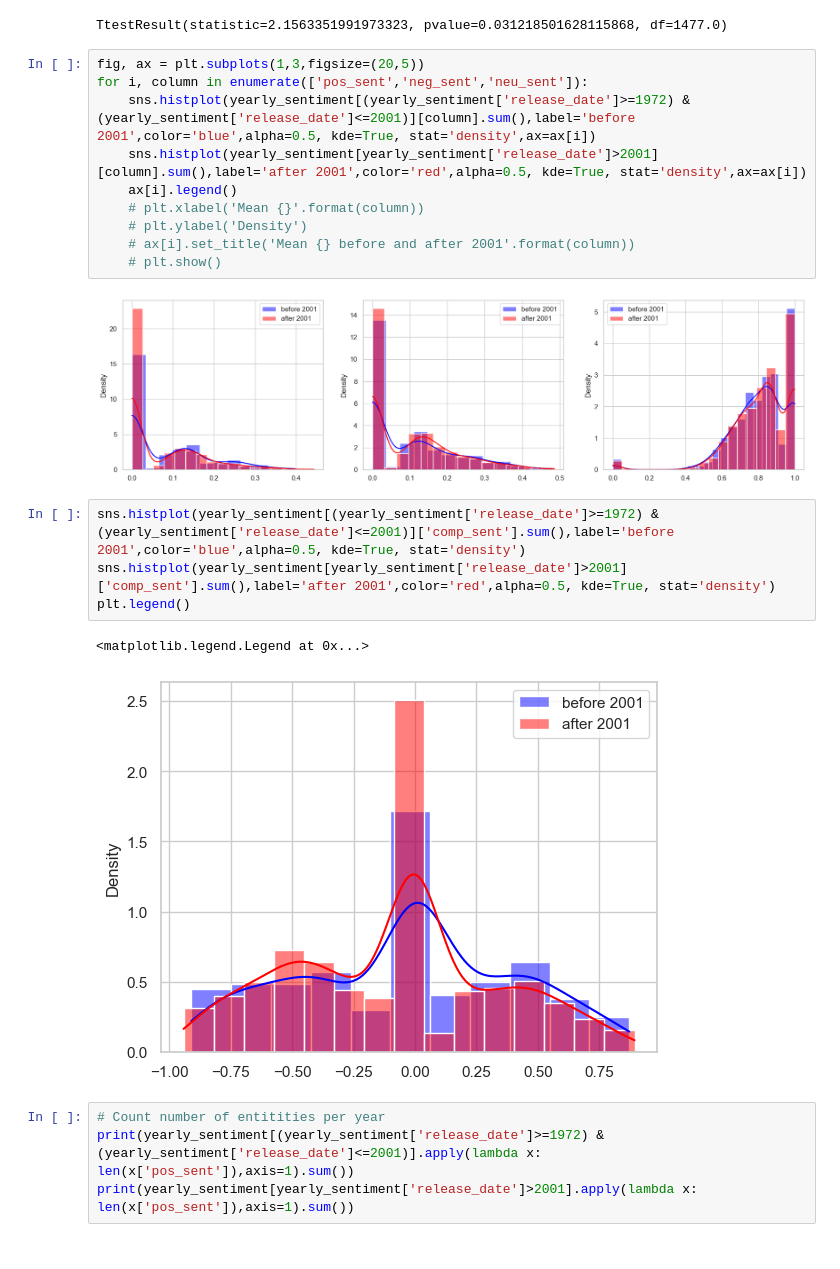
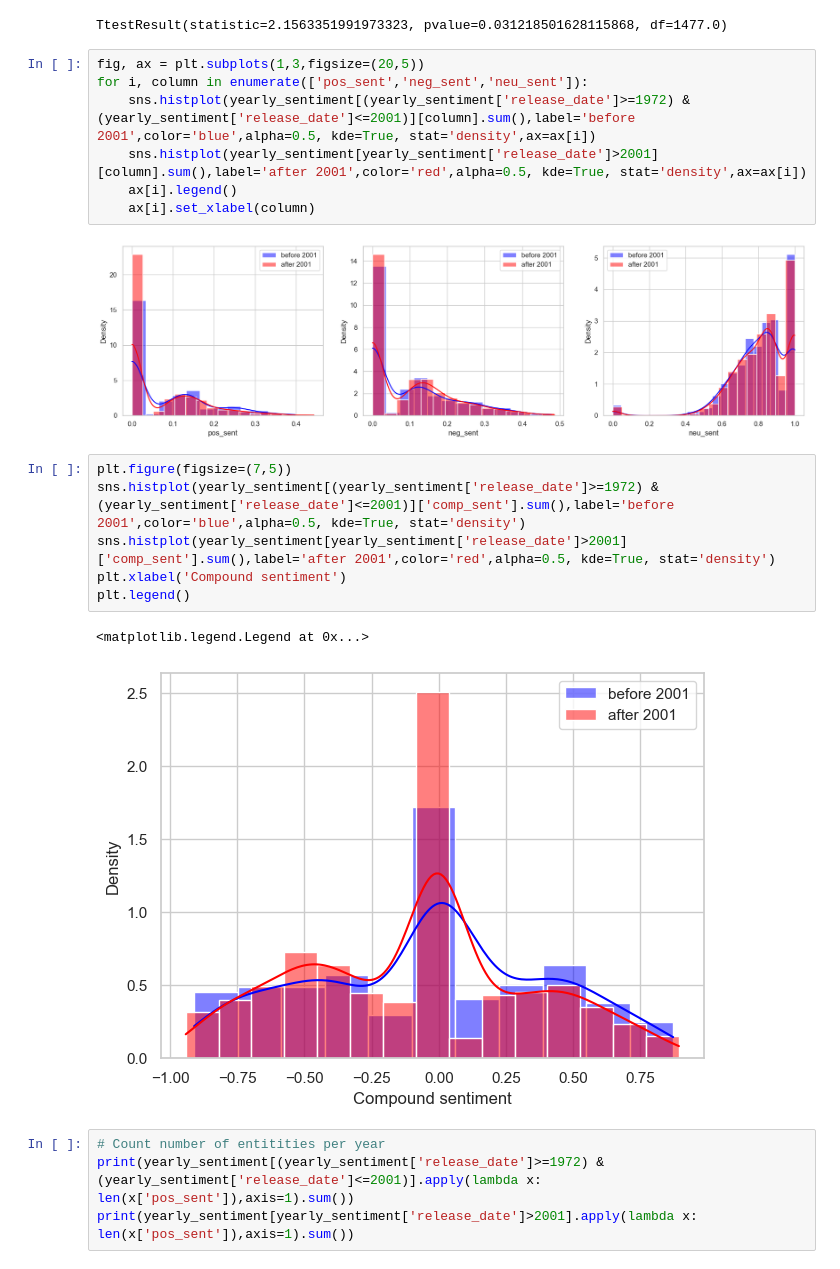
Before and after one commit to epfl-ada/ada-2023-project-pinacolada, a Jupyter notebook: P3.ipynb, the cells around one changed output. Drawn from its saved outputs; the diff is of its cells as text.

```diff
--- a/P3.ipynb
+++ b/P3.ipynb
@@ -2033,22 +2055,21 @@ TtestResult(statistic=2.1563351991973323, pvalue=0.031218501628115868, df=1477.0
 # %%
 fig, ax = plt.subplots(1,3,figsize=(20,5))
 for i, column in enumerate(['pos_sent','neg_sent','neu_sent']):
     sns.histplot(yearly_sentiment[(yearly_sentiment['release_date']>=1972) & (yearly_sentiment['release_date']<=2001)][column].sum(),label='before 2001',color='blue',alpha=0.5, kde=True, stat='density',ax=ax[i])
     sns.histplot(yearly_sentiment[yearly_sentiment['release_date']>2001][column].sum(),label='after 2001',color='red',alpha=0.5, kde=True, stat='density',ax=ax[i])
     ax[i].legend()
-    # plt.xlabel('Mean {}'.format(column))
-    # plt.ylabel('Density')
-    # ax[i].set_title('Mean {} before and after 2001'.format(column))
-    # plt.show()
+    ax[i].set_xlabel(column)
 # %% [output]
-[figure, old version]
+[figure, new version]
 # %%
+plt.figure(figsize=(7,5))
 sns.histplot(yearly_sentiment[(yearly_sentiment['release_date']>=1972) & (yearly_sentiment['release_date']<=2001)]['comp_sent'].sum(),label='before 2001',color='blue',alpha=0.5, kde=True, stat='density')
 sns.histplot(yearly_sentiment[yearly_sentiment['release_date']>2001]['comp_sent'].sum(),label='after 2001',color='red',alpha=0.5, kde=True, stat='density')
+plt.xlabel('Compound sentiment')
 plt.legend()
 # %% [output]
 <matplotlib.legend.Legend at 0x...>
-[figure, old version]
+[figure, new version]
 # %%
 # Count number of entitities per year
 print(yearly_sentiment[(yearly_sentiment['release_date']>=1972) & (yearly_sentiment['release_date']<=2001)].apply(lambda x: len(x['pos_sent']),axis=1).sum())
```
Also changed, not shown: parts of 16 cells of this notebook.
